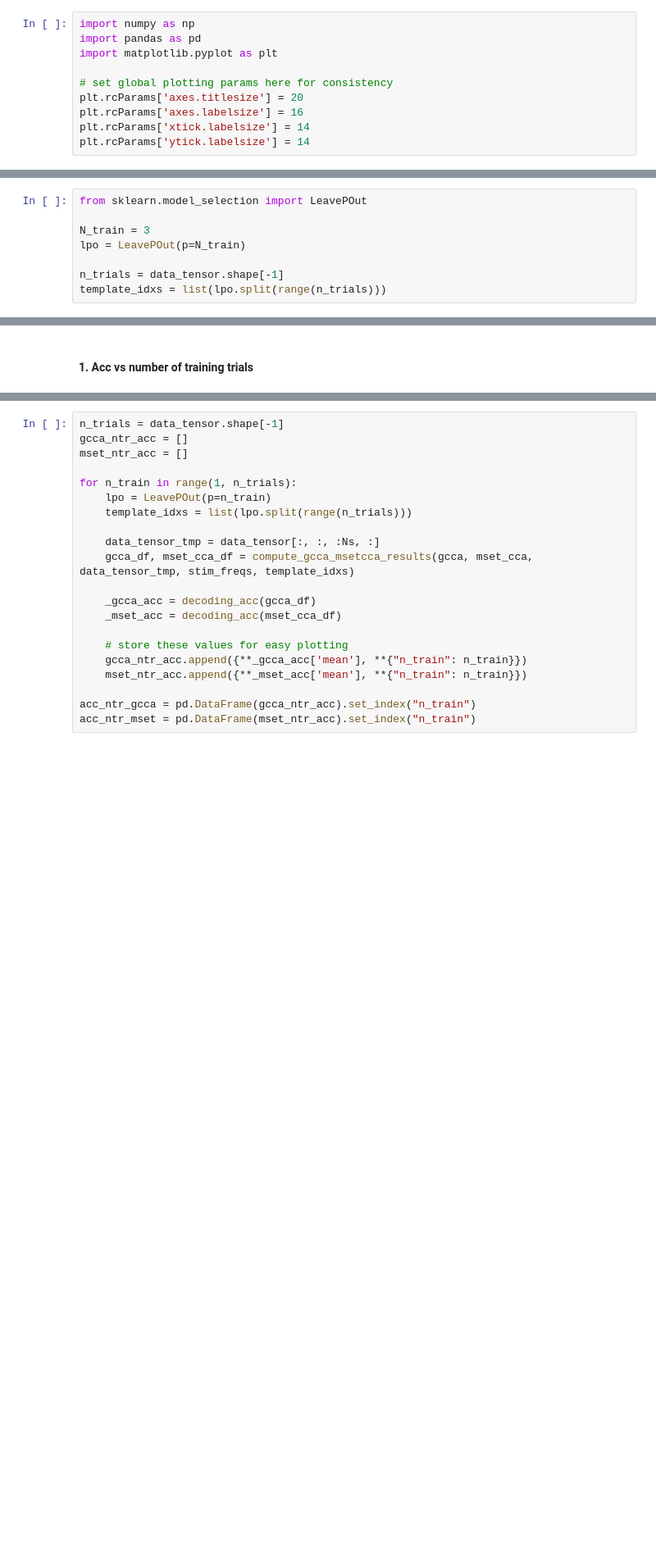
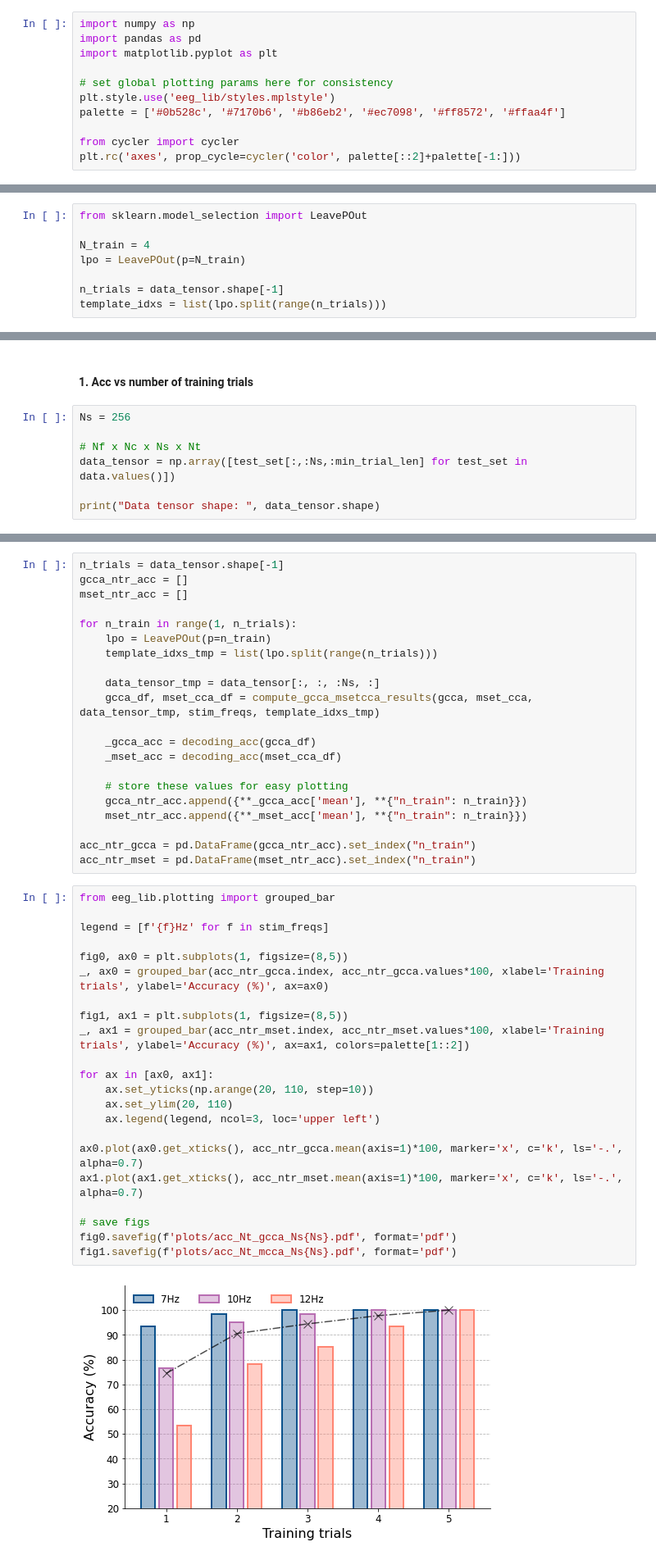
Before and after one commit to JamesTev/EEG-decoding, a Jupyter notebook: Results.ipynb, the cells around one changed output, grey strips where cells are left out. Shown: that part at 82% size. Saved outputs shown, nothing was run; the diff lists cells and outputs as text; blank space fills up the shorter version.

Commit message:
feature: dded more results reporting and fixed up some commenting

```diff
--- a/Results.ipynb
+++ b/Results.ipynb
@@ -7,10 +7,11 @@ import pandas as pd
 import matplotlib.pyplot as plt
 
 # set global plotting params here for consistency
-plt.rcParams['axes.titlesize'] = 20
-plt.rcParams['axes.labelsize'] = 16
-plt.rcParams['xtick.labelsize'] = 14
-plt.rcParams['ytick.labelsize'] = 14
+plt.style.use('eeg_lib/styles.mplstyle')
+palette = ['#0b528c', '#7170b6', '#b86eb2', '#ec7098', '#ff8572', '#ffaa4f']
+
+from cycler import cycler
+plt.rc('axes', prop_cycle=cycler('color', palette[::2]+palette[-1:]))
 # %%
 stim_freqs = [7,10,12] # stim freqs used
 fs = 64 # sampling freq
@@ -122,7 +123,7 @@ Data tensor shape:  (3, 1, 256, 6)
 # %%
 from sklearn.model_selection import LeavePOut
 
-N_train = 3
+N_train = 4
 lpo = LeavePOut(p=N_train)
 
 n_trials = data_tensor.shape[-1]
@@ -260,2 +256,9 @@ other miscellaneous tests:
 # %% [markdown]
 #### 1. Acc vs number of training trials
+# %%
+Ns = 256
+
+# Nf x Nc x Ns x Nt
+data_tensor = np.array([test_set[:,:Ns,:min_trial_len] for test_set in data.values()])
+
+print("Data tensor shape: ", data_tensor.shape)
@@ -266,10 +271,10 @@ mset_ntr_acc = []
 
 for n_train in range(1, n_trials):
     lpo = LeavePOut(p=n_train)
-    template_idxs = list(lpo.split(range(n_trials)))
+    template_idxs_tmp = list(lpo.split(range(n_trials)))
 
     data_tensor_tmp = data_tensor[:, :, :Ns, :]
-    gcca_df, mset_cca_df = compute_gcca_msetcca_results(gcca, mset_cca, data_tensor_tmp, stim_freqs, template_idxs)
+    gcca_df, mset_cca_df = compute_gcca_msetcca_results(gcca, mset_cca, data_tensor_tmp, stim_freqs, template_idxs_tmp)
 
     _gcca_acc = decoding_acc(gcca_df)
     _mset_acc = decoding_acc(mset_cca_df)
@@ -280,3 +285,27 @@ for n_train in range(1, n_trials):
 
 acc_ntr_gcca = pd.DataFrame(gcca_ntr_acc).set_index("n_train")
 acc_ntr_mset = pd.DataFrame(mset_ntr_acc).set_index("n_train")
+# %%
+from eeg_lib.plotting import grouped_bar
+
+legend = [f'{f}Hz' for f in stim_freqs]
+
+fig0, ax0 = plt.subplots(1, figsize=(8,5))
+_, ax0 = grouped_bar(acc_ntr_gcca.index, acc_ntr_gcca.values*100, xlabel='Training trials', ylabel='Accuracy (%)', ax=ax0)
+
+fig1, ax1 = plt.subplots(1, figsize=(8,5))
+_, ax1 = grouped_bar(acc_ntr_mset.index, acc_ntr_mset.values*100, xlabel='Training trials', ylabel='Accuracy (%)', ax=ax1, colors=palette[1::2])
+
+for ax in [ax0, ax1]:
+    ax.set_yticks(np.arange(20, 110, step=10))
+    ax.set_ylim(20, 110)
+    ax.legend(legend, ncol=3, loc='upper left')
+
+ax0.plot(ax0.get_xticks(), acc_ntr_gcca.mean(axis=1)*100, marker='x', c='k', ls='-.', alpha=0.7)
+ax1.plot(ax1.get_xticks(), acc_ntr_mset.mean(axis=1)*100, marker='x', c='k', ls='-.', alpha=0.7)
+
+# save figs
+fig0.savefig(f'plots/acc_Nt_gcca_Ns{Ns}.pdf', format='pdf')
+fig1.savefig(f'plots/acc_Nt_mcca_Ns{Ns}.pdf', format='pdf')
+# %% [output]
+[figure, added]
```
Also changed, not shown: parts of 20 cells of this notebook, 1 other file.
